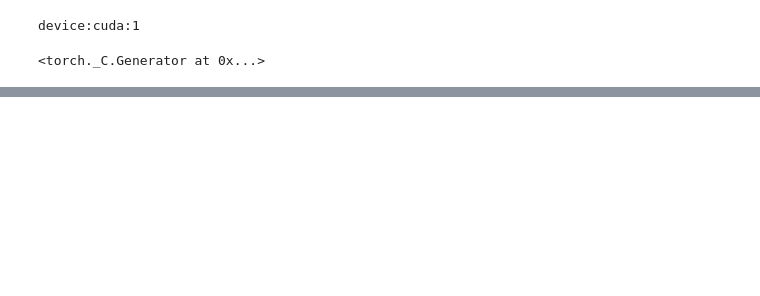
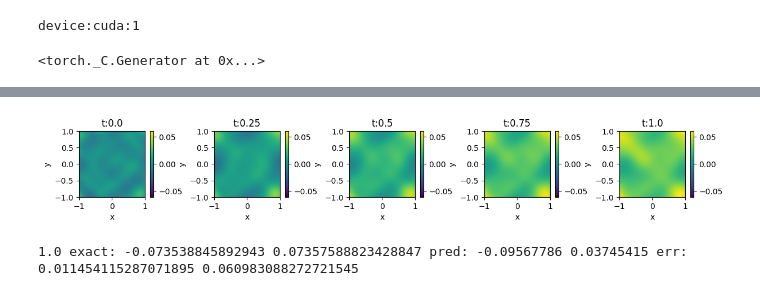
Before and after one commit to SoumikSarkar830/Laser_PINN, a Jupyter notebook: Closed-form-Derivative/Closed_form_derivative/2D_cahn_hilliard_pinn.ipynb, the cells around one changed output, grey strips where cells are left out. Saved outputs shown, nothing was run; the diff lists cells and outputs as text; code cells hidden in the pictures; blank space fills up the shorter version.

```diff
--- a/Closed-form-Derivative/Closed_form_derivative/2D_cahn_hilliard_pinn.ipynb
+++ b/Closed-form-Derivative/Closed_form_derivative/2D_cahn_hilliard_pinn.ipynb
@@ -355,0 +500,58 @@ plt.show()
+# %%
+A = 0.2
+
+t_list = [0.0, 0.25, 0.50, 0.75, 1.0]
+
+
+
+x = np.linspace(-1,1,100)
+y = np.linspace(-1,1,100)
+
+X,Y = np.meshgrid(x,y, indexing = 'xy')
+
+phi_exact_dict = {
+    tval: (A * np.exp(-tval) * np.cos(np.pi * X) * np.cos(np.pi * Y))
+    for tval in t_list
+}
+
+xy = np.stack([X.ravel(), Y.ravel()], axis = 1)
+
+x_t = torch.tensor(xy[:,[0]], dtype = torch.float32, device = device)
+y_t = torch.tensor(xy[:,[1]], dtype = torch.float32, device = device)
+
+net_phi.eval()
+
+
+
+
+
+
+
+errs = []
+
+with torch.no_grad():
+    for tval in t_list:
+        t_t = torch.full_like(x_t, float(tval))
+        phi_pred = net_phi(x_t, y_t, t_t).cpu().numpy().reshape(100,100)
+        phi_exact = phi_exact_dict[tval]
+        errs.append(phi_exact - phi_pred)
+
+m = max(np.max(np.abs(e)) for e in errs)
+
+fig, axes = plt.subplots(1,5, figsize=(12, 3), constrained_layout=True)
+for ax, tval, e in zip(axes, t_list, errs):
+    im = ax.imshow(e, extent=[-1,1,-1,1], origin='lower', aspect='equal',
+                   vmin=-m, vmax=m)
+    ax.set_title(f"t:{tval}")
+    ax.set_xlabel("x")
+    ax.set_ylabel("y")
+    plt.colorbar(im, ax=ax, fraction=0.05, pad=0.04)
+plt.show()
+# %% [output]
+[figure, added]
+# %%
+print(tval, "exact:", phi_exact.min(), phi_exact.max(),
+            "pred:",  phi_pred.min(),  phi_pred.max(),
+            "err:",   error.min(),     error.max())
+# %% [output]
+1.0 exact: -0.073538845892943 0.07357588823428847 pred: -0.09567786 0.03745415 err: 0.011454115287071895 0.060983088272721545
```
Also changed, not shown: parts of 9 cells of this notebook, 1 other file.
